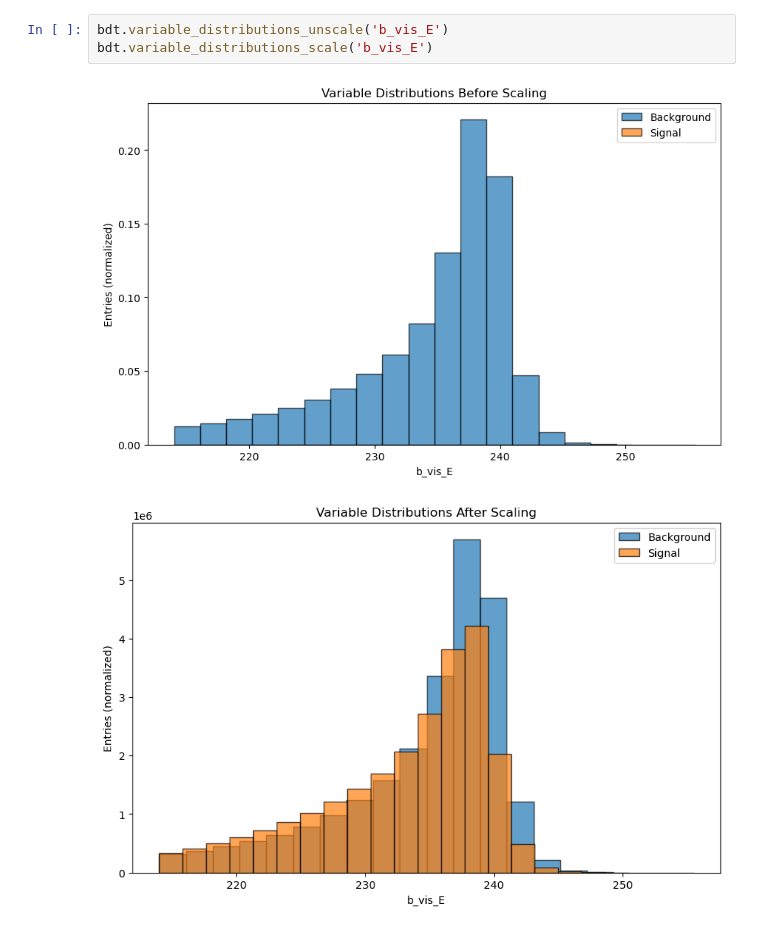
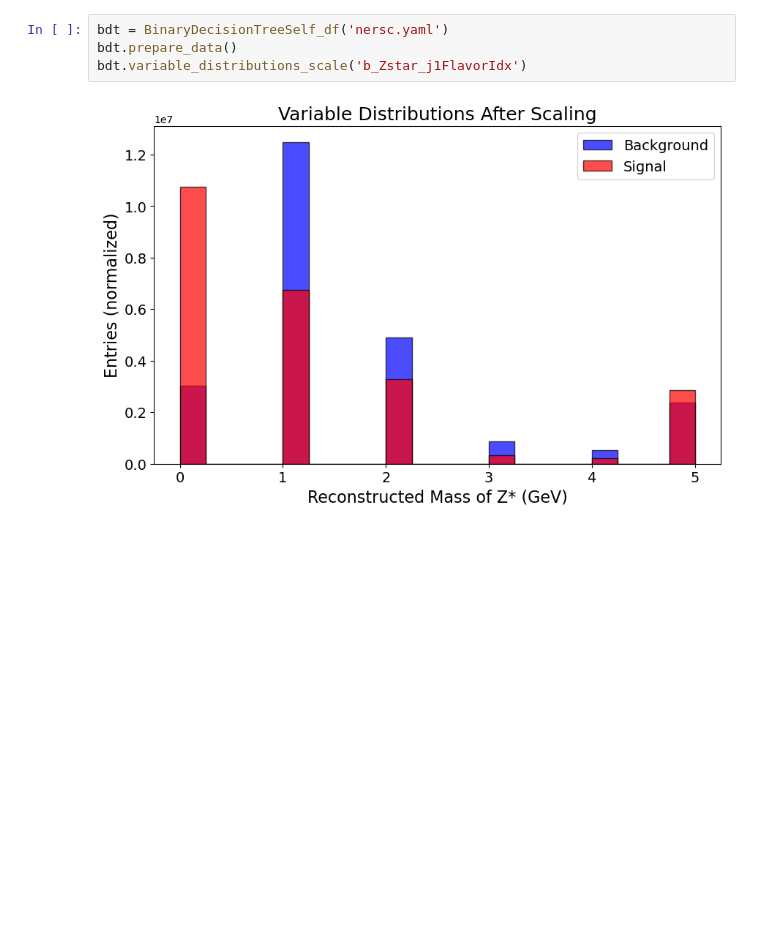
Before and after one commit to kwandrisc/SULI2025, a Jupyter notebook: Class BDT GPU.ipynb, the cells around one changed output. Cells and saved outputs as stored; diff of their text form; blank space fills up the shorter version.

```diff
--- a/Class BDT GPU.ipynb
+++ b/Class BDT GPU.ipynb
@@ -368,6 +415,6 @@ Maximum S/sqrt(B) = 1971.38 at BDT score threshold = 0.97
 # %%
-bdt.variable_distributions_unscale('b_vis_E')
-bdt.variable_distributions_scale('b_vis_E')
+bdt = BinaryDecisionTreeSelf_df('nersc.yaml')
+bdt.prepare_data()
+bdt.variable_distributions_scale('b_Zstar_j1FlavorIdx')
 # %% [output]
-[figure, old version]
+[figure, new version]
-[figure, removed]
```
Also changed, not shown: parts of 8 cells of this notebook, 2 other files.
